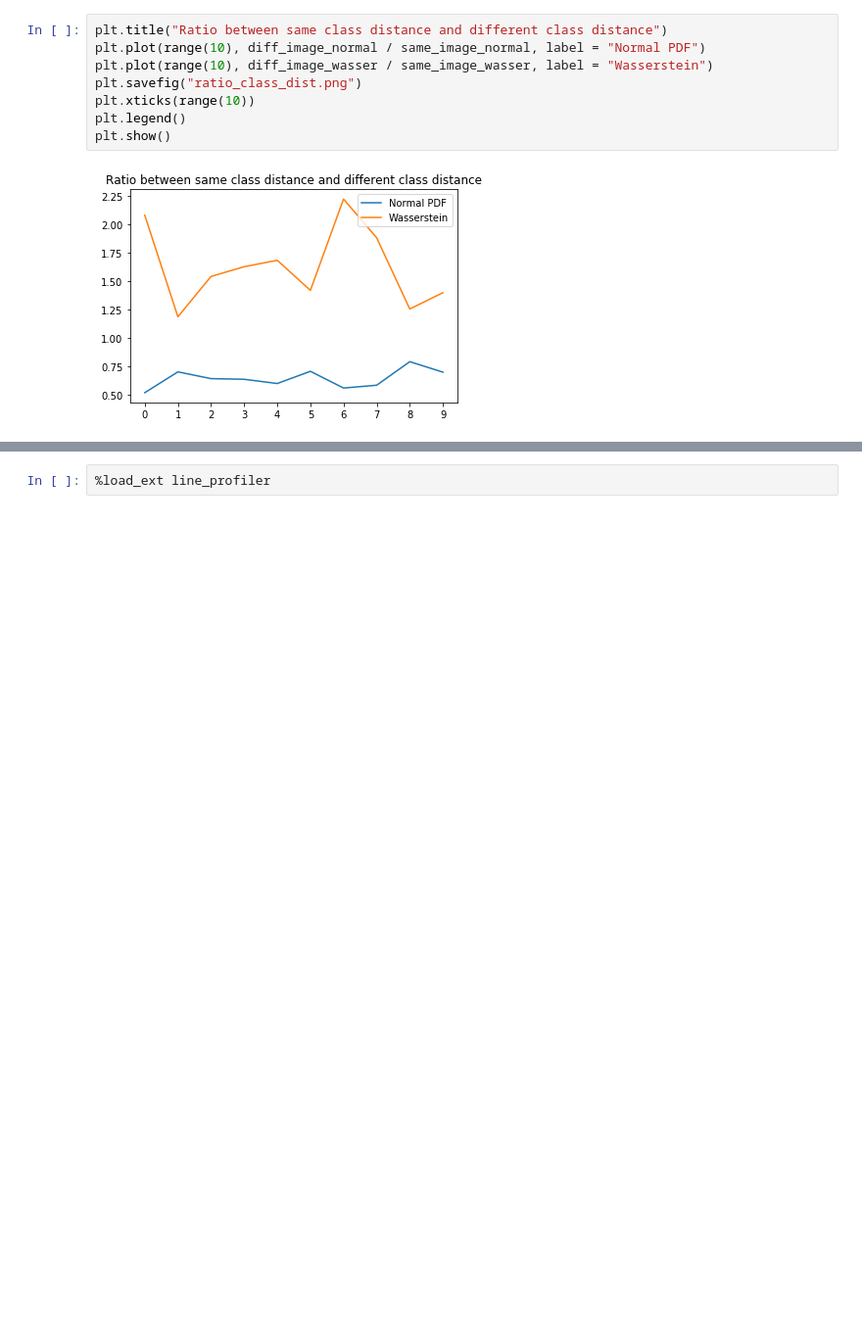
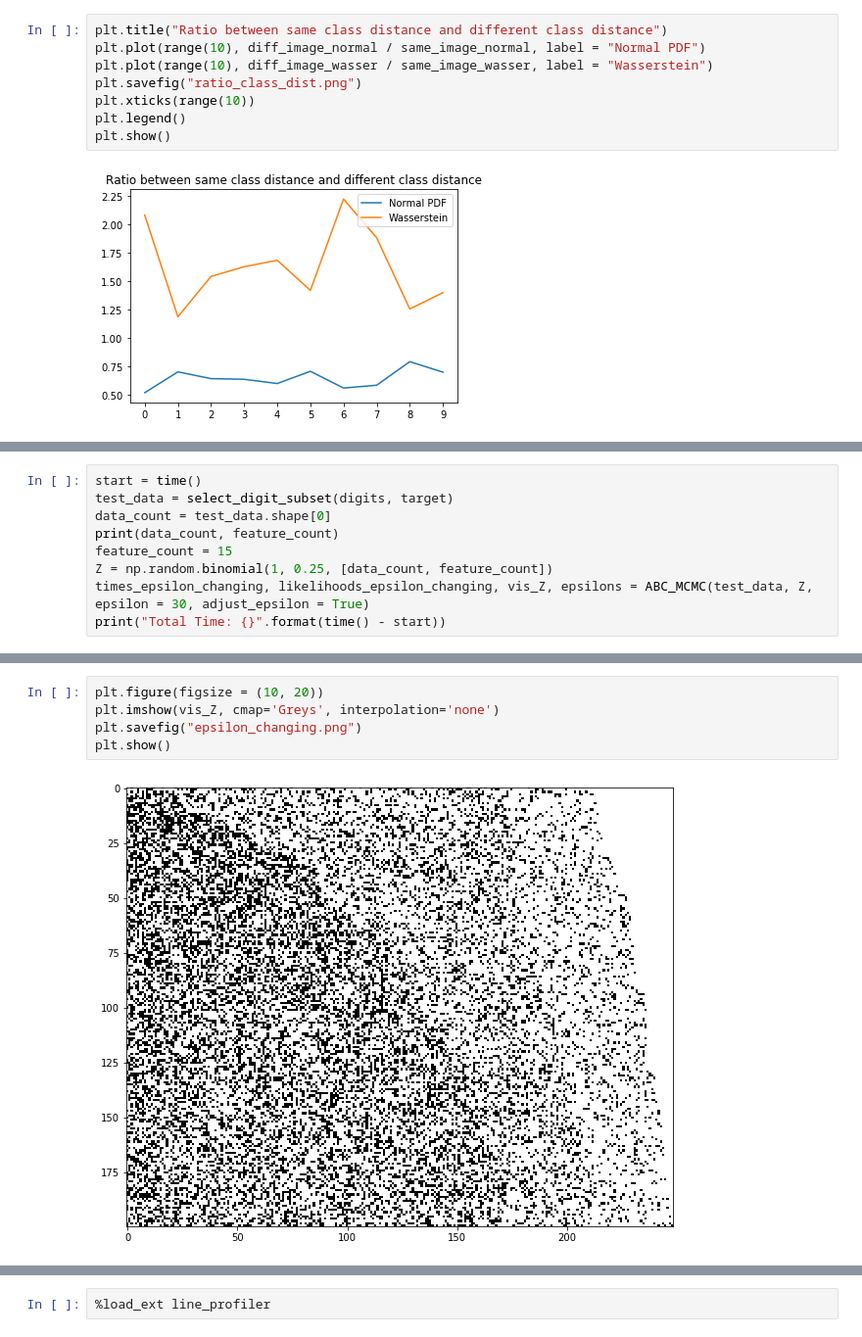
Before and after one commit to EmptyCrown/cs282final, a Jupyter notebook: final_project.ipynb, the cells around one changed output, grey strips where cells are left out. Shown at 98% size. Cells and saved outputs as stored; diff of their text form; blank space fills up the shorter version.

```diff
--- a/final_project.ipynb
+++ b/final_project.ipynb
@@ -523,0 +597,9 @@ plt.show()
+# %%
+start = time()
+test_data = select_digit_subset(digits, target)
+data_count = test_data.shape[0]
+print(data_count, feature_count)
+feature_count = 15
+Z = np.random.binomial(1, 0.25, [data_count, feature_count])
+times_epsilon_changing, likelihoods_epsilon_changing, vis_Z, epsilons = ABC_MCMC(test_data, Z, epsilon = 30, adjust_epsilon = True)
+print("Total Time: {}".format(time() - start))
@@ -523,0 +641,7 @@ plt.show()
+# %%
+plt.figure(figsize = (10, 20))
+plt.imshow(vis_Z, cmap='Greys', interpolation='none')
+plt.savefig("epsilon_changing.png")
+plt.show()
+# %% [output]
+[figure, added]
```
Also changed, not shown: parts of 11 cells of this notebook, 3 other files.
